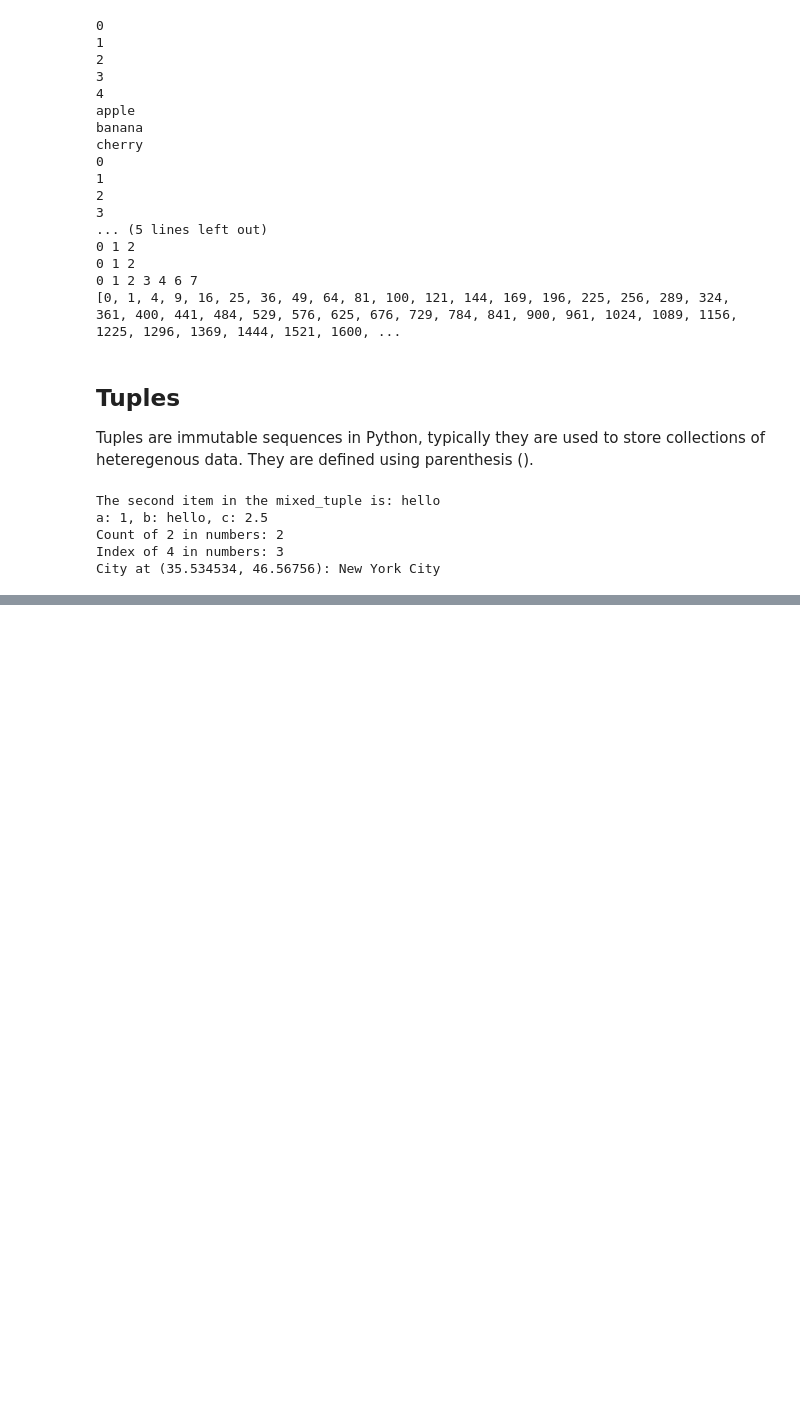
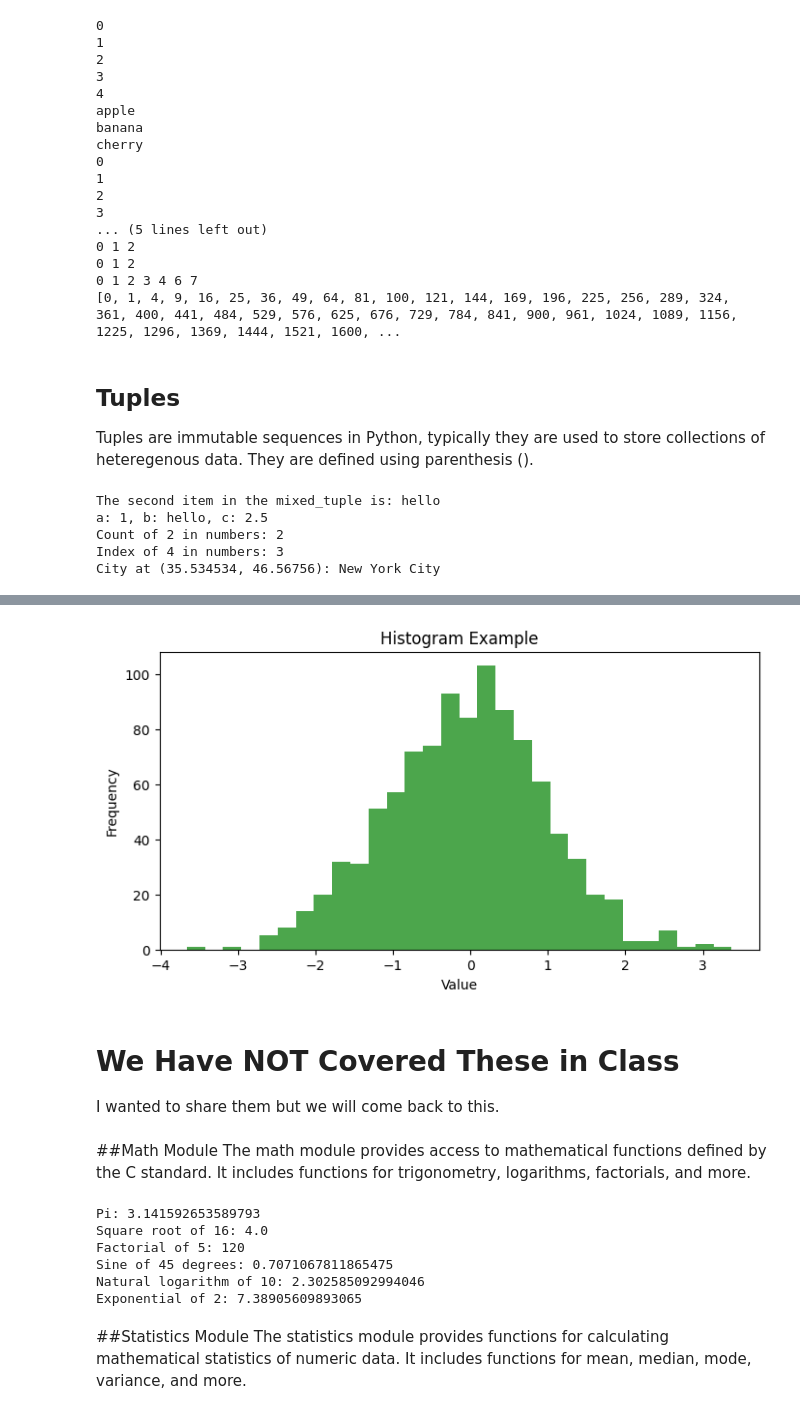
Before and after one commit to lg7676/msa550-code-files, a Jupyter notebook: PythonIntro.ipynb, the cells around one changed output, grey strips where cells are left out. Saved outputs shown, nothing was run; the diff lists cells and outputs as text; code cells hidden in the pictures; blank space fills up the shorter version.

```diff
--- a/PythonIntro.ipynb
+++ b/PythonIntro.ipynb
@@ -373,0 +595,37 @@ City at (35.534534, 46.56756): New York City
+# %%
+# Histogram example
+data = np.random.randn(1000)  # Generate random data
+plt.figure(figsize=(8, 4))
+plt.hist(data, bins=30, color='green', alpha=0.7)
+plt.title('Histogram Example')
+plt.xlabel('Value')
+plt.ylabel('Frequency')
+plt.show()
+# %% [output]
+[figure, added]
+# %% [markdown]
+# We Have NOT Covered These in Class
+I wanted to share them but we will come back to this.
+# %% [markdown]
+##Math Module
+The math module provides access to mathematical functions defined by the C standard. It includes functions for trigonometry, logarithms, factorials, and more.
+# %%
+import math
+
+# Using various math functions
+print(f"Pi: {math.pi}")
+print(f"Square root of 16: {math.sqrt(16)}")
+print(f"Factorial of 5: {math.factorial(5)}")
+print(f"Sine of 45 degrees: {math.sin(math.radians(45))}")
+print(f"Natural logarithm of 10: {math.log(10)}")
+print(f"Exponential of 2: {math.exp(2)}")
+# %% [output]
+Pi: 3.141592653589793
+Square root of 16: 4.0
+Factorial of 5: 120
+Sine of 45 degrees: 0.7071067811865475
+Natural logarithm of 10: 2.302585092994046
+Exponential of 2: 7.38905609893065
+# %% [markdown]
+##Statistics Module
+The statistics module provides functions for calculating mathematical statistics of numeric data. It includes functions for mean, median, mode, variance, and more.
```
Also changed, not shown: parts of 42 cells of this notebook.
